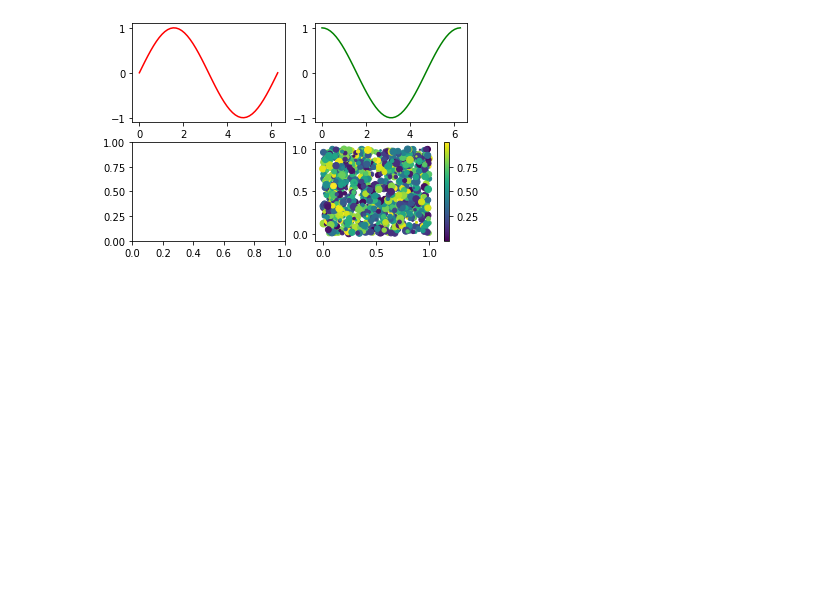
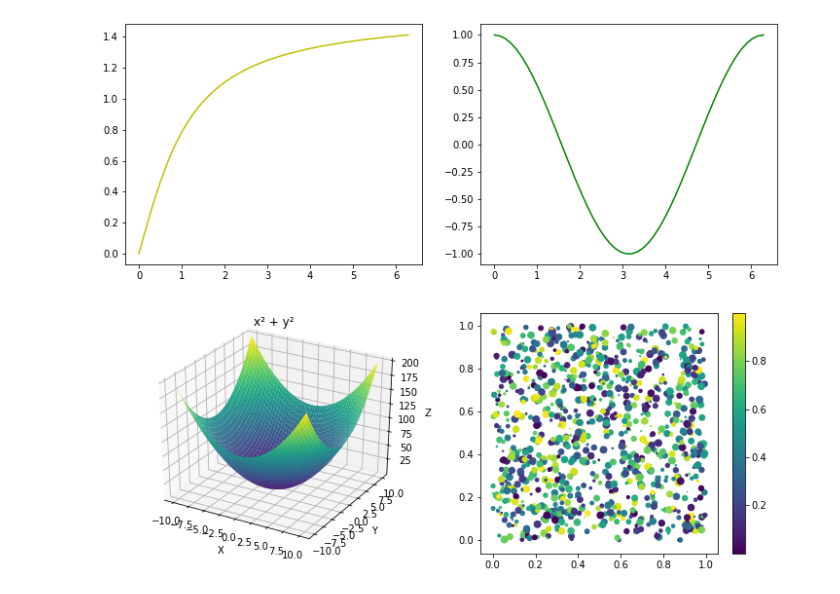
Before and after one commit to akshaymall/COE311K, a Jupyter notebook: Classwork/rm62926-CH1.ipynb, the cells around one changed output. Cells and saved outputs as stored; diff of their text form; code cells hidden in the pictures; blank space fills up the shorter version.

```diff
--- a/Classwork/rm62926-CH1.ipynb
+++ b/Classwork/rm62926-CH1.ipynb
@@ -4,29 +4,36 @@ import numpy as np
 from mpl_toolkits.mplot3d import Axes3D
 # %%
 x = np.linspace(0, 2 * np.pi, 50)
+fig = plt.figure(figsize=(12, 10))
 
 plt.subplot(2, 2, 1) # (row, column, active area)
-plt.plot(x, np.sin(x), 'r') # will go into active area #1
+plt.plot(x, np.arctan(x), 'y')
 
 plt.subplot(2, 2, 2)
 plt.plot(x, np.cos(x), 'g') # will go into active area #2
 
-plt.subplot(2, 2, 3)
+# plt.subplot(2, 2, 3)
+ax = fig.add_subplot(2, 2, 3, projection = '3d')
 def f1(x,y):
     return (x*x+y*y)
-x_mesh = np.linspace(-10, 10, 2000)
-y_mesh = np.linspace(-10, 10, 2000)
+
+x_mesh = np.linspace(-10, 10, 100)
+y_mesh = np.linspace(-10, 10, 100)
 X, Y = np.meshgrid(x_mesh, y_mesh)
 Z = f1(X, Y)
-
+ax.plot_surface(X, Y, Z, cmap='viridis')
+ax.set_xlabel('X')
+ax.set_ylabel('Y')
+ax.set_zlabel('Z')
+ax.set_title('x² + y²')
 
 plt.subplot(2, 2, 4)
 x_scatter = np.random.rand(1000)
 y_scatter = np.random.rand(1000)
 size = np.random.rand(1000) * 50
 color = np.random.rand(1000)
 plt.scatter(x_scatter, y_scatter, size, color)
 plt.colorbar()
 plt.show()
 # %% [output]
-[figure, old version]
+[figure, new version]
```
